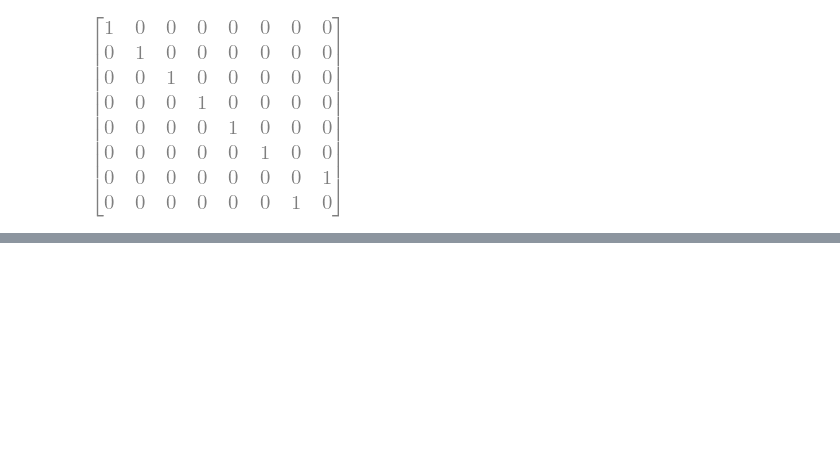
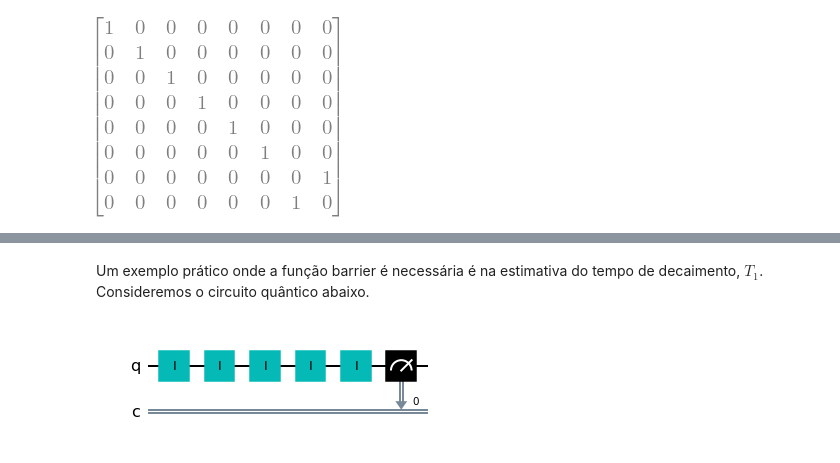
Before and after one commit to abbarreto/qiskit, a Jupyter notebook: 01_gates.ipynb, the cells around one changed output, grey strips where cells are left out. Cells and saved outputs as stored; diff of their text form; code cells hidden in the pictures; blank space fills up the shorter version.

```diff
--- a/01_gates.ipynb
+++ b/01_gates.ipynb
@@ -191,0 +211,11 @@ CCX = tp(proj(cb(2,0)),id(4)) + tp(proj(cb(2,1)),Cx12); CCX
+# %% [markdown]
+Um exemplo prático onde a função barrier é necessária é na estimativa do tempo de decaimento, $T_{1}$. Consideremos o circuito quântico abaixo.
+# %%
+qc = QuantumCircuit(1, 1)
+N = 5
+for j in range(0, N):
+    qc.id([0])
+qc.measure([0], [0])
+qc.draw(output = 'mpl')
+# %% [output]
+[figure, added]
```
Also changed, not shown: parts of 16 cells of this notebook, 1 other file.
